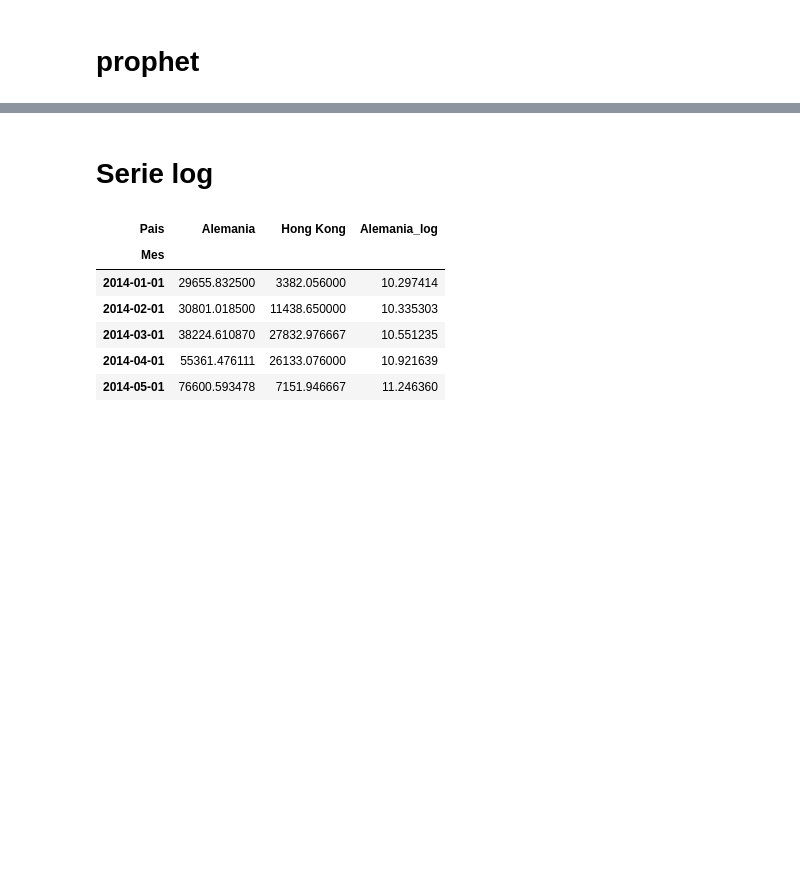
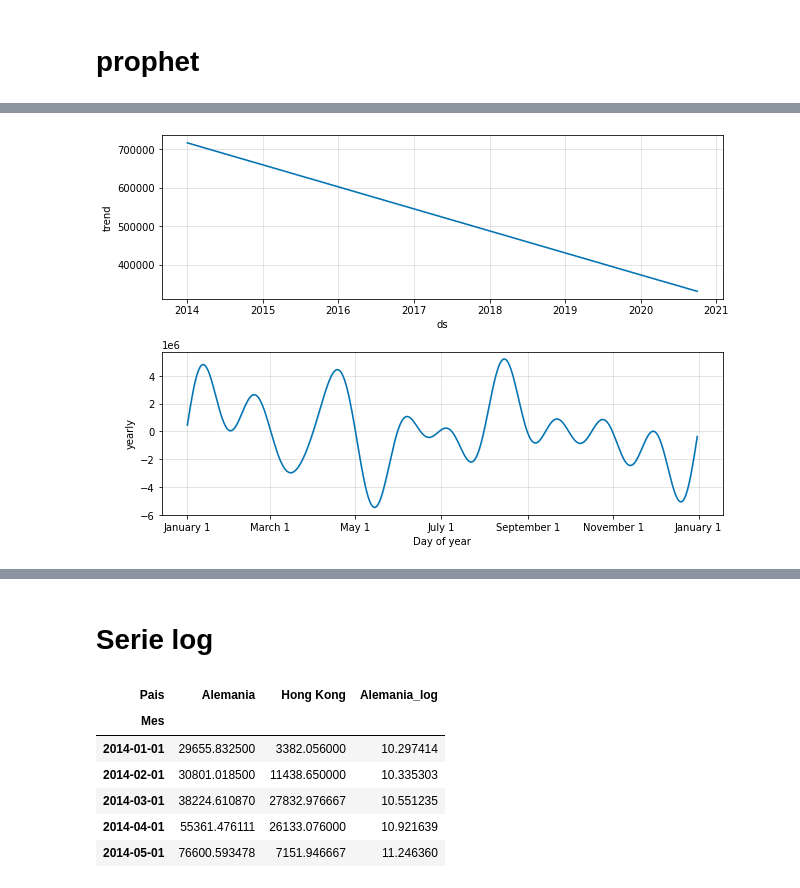
Before and after one commit to halepz/Proyecto_1_MAAD, a Jupyter notebook: Proyecto 1 (Paises).ipynb, the cells around one changed output, grey strips where cells are left out. Drawn from its saved outputs; the diff is of its cells as text; code cells hidden in the pictures; blank space fills up the shorter version.

```diff
--- a/Proyecto 1 (Paises).ipynb
+++ b/Proyecto 1 (Paises).ipynb
@@ -516,0 +640,4 @@ for m in range(len(p)):
+# %%
+m.plot_components(forecast);
+# %% [output]
+[figure, added]
```
Also changed, not shown: parts of 17 cells of this notebook, 2 other files.
